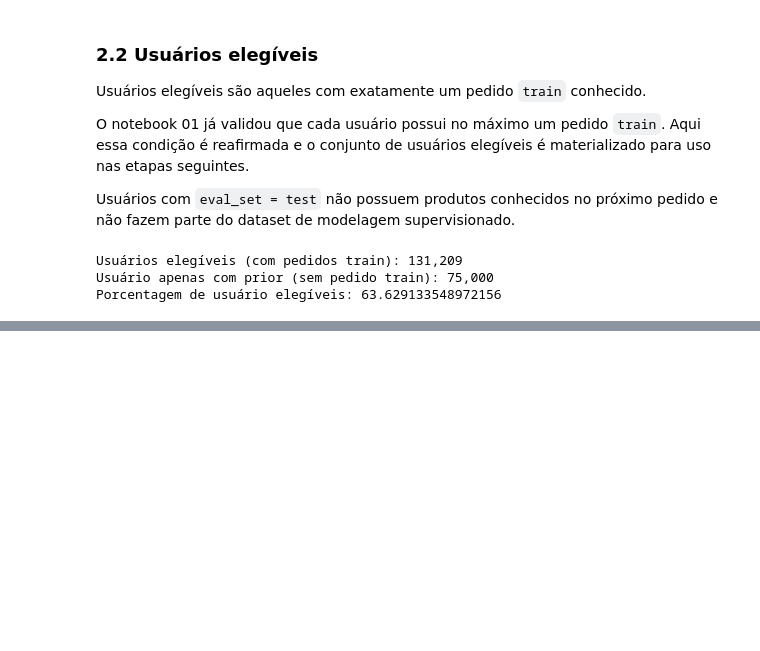
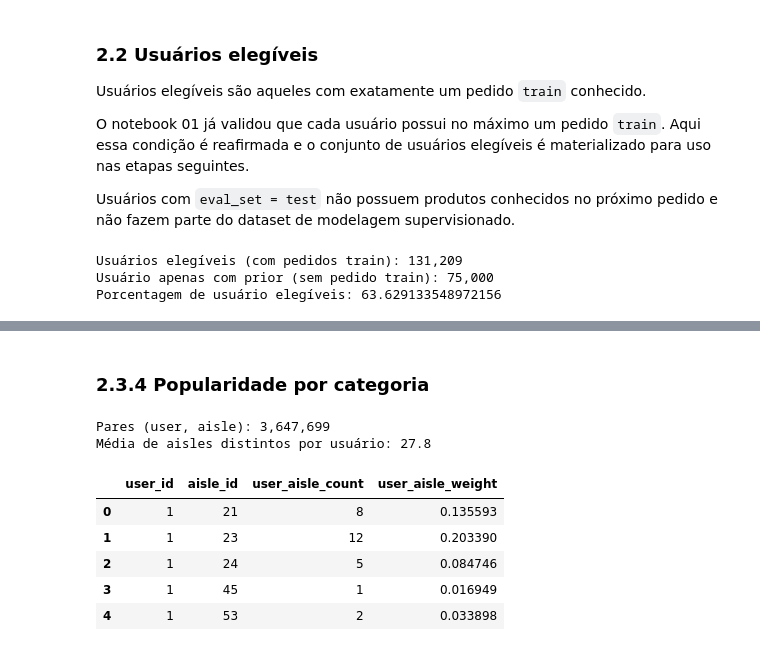
Before and after one commit to helioneto3108/mlp-market-recommender-system, a Jupyter notebook: notebooks/03-feature-engineering.ipynb, the cells around one changed output, grey strips where cells are left out. Saved outputs shown, nothing was run; the diff lists cells and outputs as text; code cells hidden in the pictures; blank space fills up the shorter version.

```diff
--- a/notebooks/03-feature-engineering.ipynb
+++ b/notebooks/03-feature-engineering.ipynb
@@ -381,0 +444,27 @@ Teto de recall da estratégia v1:           59.86%
+# %% [markdown]
+### 2.3.4 Popularidade por categoria
+# %%
+user_aisle_freq = (
+    df_prior[df_prior['user_id'].isin(eligible_users)]
+    .groupby(['user_id', 'aisle_id'])
+    .size()
+    .reset_index(name = 'user_aisle_count')
+)
+
+user_aisle_freq['user_aisle_weight'] = (
+    user_aisle_freq['user_aisle_count'] /
+    user_aisle_freq.groupby('user_id')['user_aisle_count'].transform('sum')
+)
+
+print(f"Pares (user, aisle): {len(user_aisle_freq):,}")
+print(f"Média de aisles distintos por usuário: {user_aisle_freq.groupby('user_id').size().mean():.1f}")
+user_aisle_freq.head()
+# %% [output]
+Pares (user, aisle): 3,647,699
+Média de aisles distintos por usuário: 27.8
+|  | user_id | aisle_id | user_aisle_count | user_aisle_weight |
+| 0 | 1 | 21 | 8 | 0.135593 |
+| 1 | 1 | 23 | 12 | 0.203390 |
+| 2 | 1 | 24 | 5 | 0.084746 |
+| 3 | 1 | 45 | 1 | 0.016949 |
+| 4 | 1 | 53 | 2 | 0.033898 |
```
Also changed, not shown: parts of 39 cells of this notebook.
